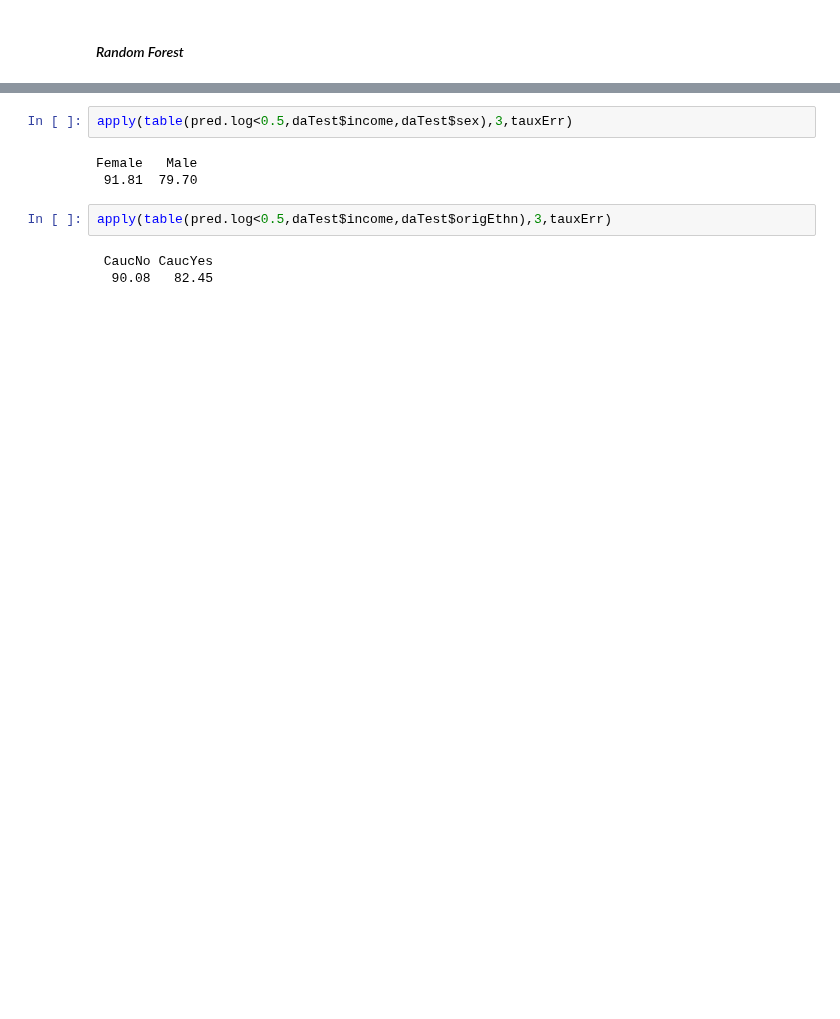
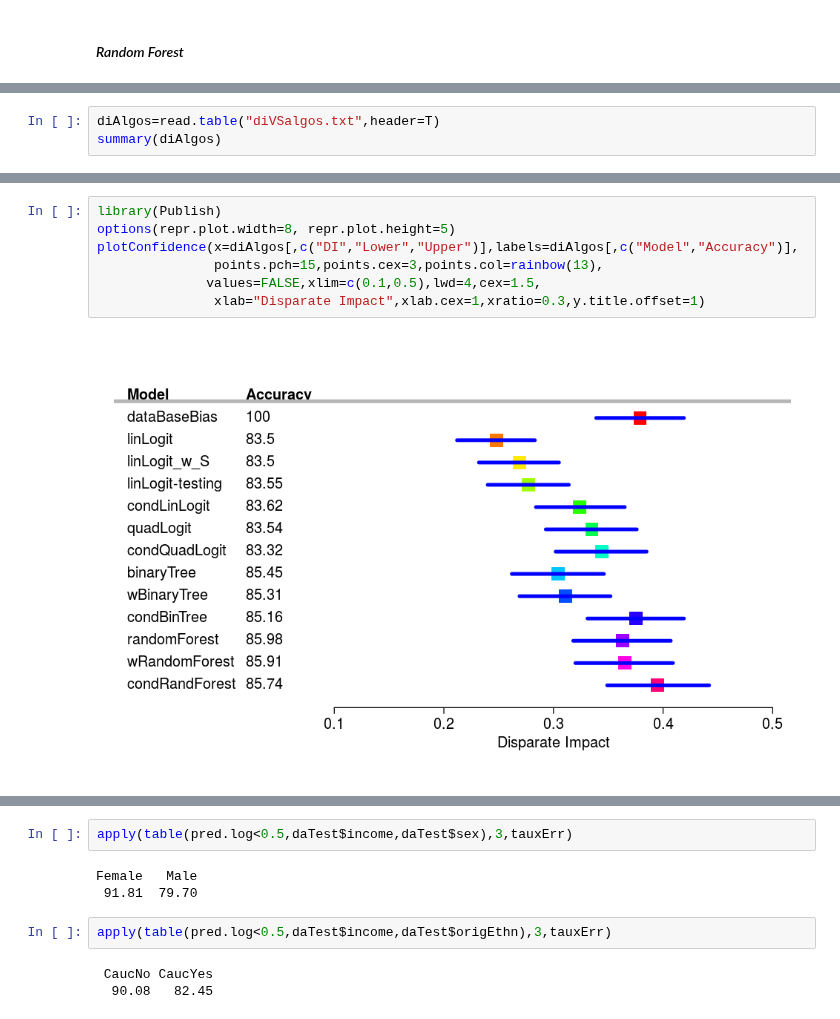
Before and after one commit to wikistat/Fair-ML-4-Ethical-AI, a Jupyter notebook: AdultCensus/AdultCensus-R-biasDetection.ipynb, the cells around one changed output, grey strips where cells are left out. Drawn from its saved outputs; the diff is of its cells as text; blank space fills up the shorter version.

```diff
--- a/AdultCensus/AdultCensus-R-biasDetection.ipynb
+++ b/AdultCensus/AdultCensus-R-biasDetection.ipynb
@@ -1045,0 +1191,3 @@ round(dispImp(daTestFM[,"sex"],daTestFM[,"income"]),3)
+# %%
+diAlgos=read.table("diVSalgos.txt",header=T)
+summary(diAlgos)
@@ -1046,2 +1210,11 @@ round(dispImp(daTestFM[,"sex"],daTestFM[,"income"]),3)
+# %%
+library(Publish)
+options(repr.plot.width=8, repr.plot.height=5)
+plotConfidence(x=diAlgos[,c("DI","Lower","Upper")],labels=diAlgos[,c("Model","Accuracy")],
+               points.pch=15,points.cex=3,points.col=rainbow(13),
+              values=FALSE,xlim=c(0.1,0.5),lwd=4,cex=1.5,
+               xlab="Disparate Impact",xlab.cex=1,xratio=0.3,y.title.offset=1)
+# %% [output]
+[figure, added]
 # %% [markdown]
 *En résumé*
```
Also changed, not shown: parts of 93 cells of this notebook, 8 other files.
